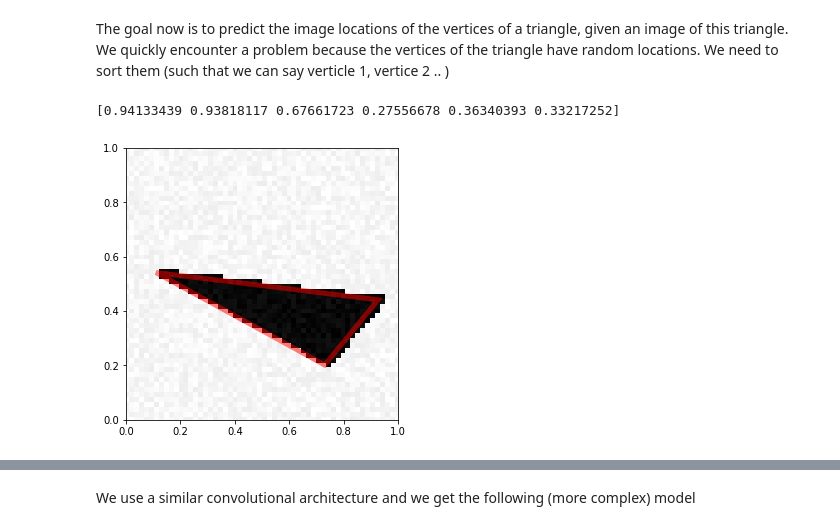
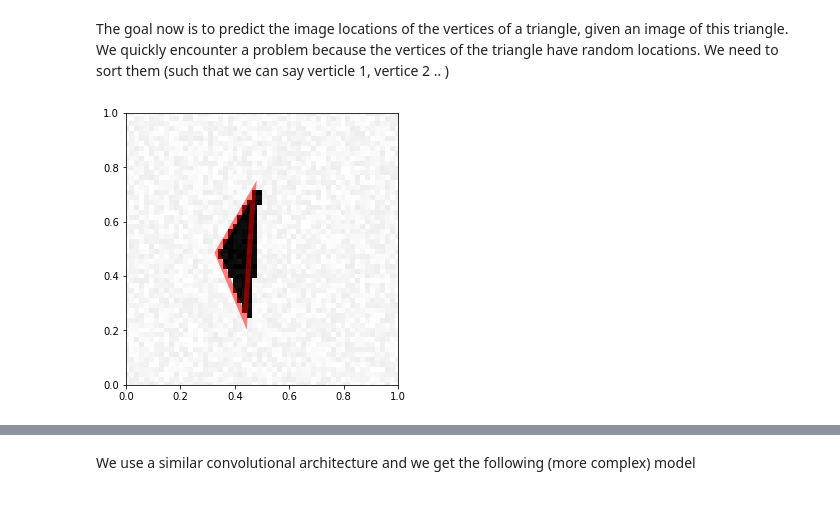
Before and after one commit to Gharbiw/DeepLearningMVA, a Jupyter notebook: DeepLearning TP1.ipynb, the cells around one changed output, grey strips where cells are left out. Cells and saved outputs as stored; diff of their text form; code cells hidden in the pictures.

```diff
--- a/DeepLearning TP1.ipynb
+++ b/DeepLearning TP1.ipynb
@@ -365,11 +365,8 @@ The goal now is to predict the image locations of the vertices of a triangle, gi
 # %%
 ## Generating Regression Data
 [X_train, Y_train] = generate_dataset_regression(300, 20)
-[X_test, Y_test] = generate_test_set_regression()
-print(Y_test[0])
 visualize_prediction(X_train[0], Y_train[0])
 # %% [output]
-[0.94133439 0.93818117 0.67661723 0.27556678 0.36340393 0.33217252]
-[figure, old version]
+[figure, new version]
 # %%
 X_train = X_train.reshape(X_train.shape[0], 72,72,1)
```
Also changed, not shown: parts of 19 cells of this notebook.
